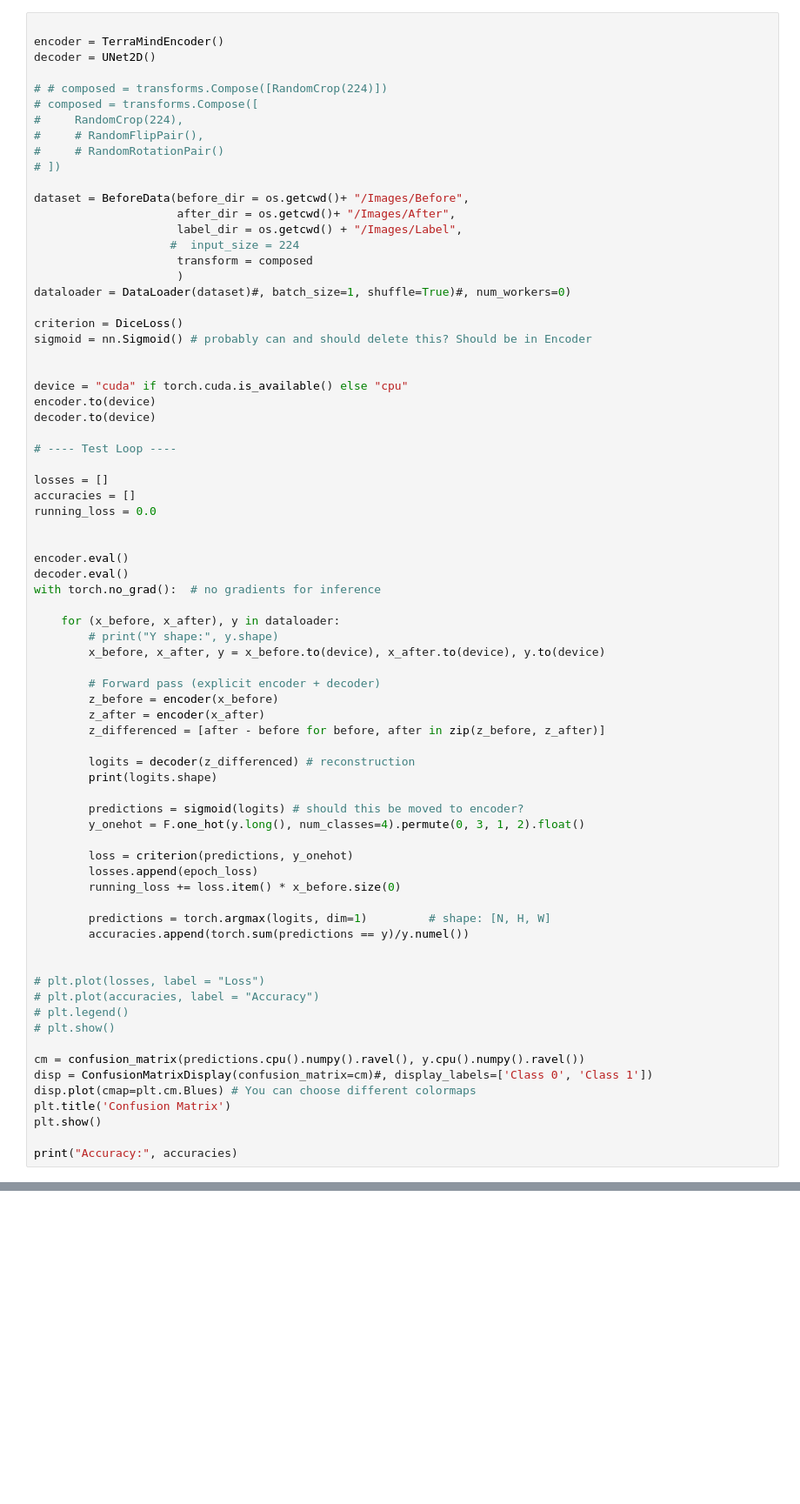
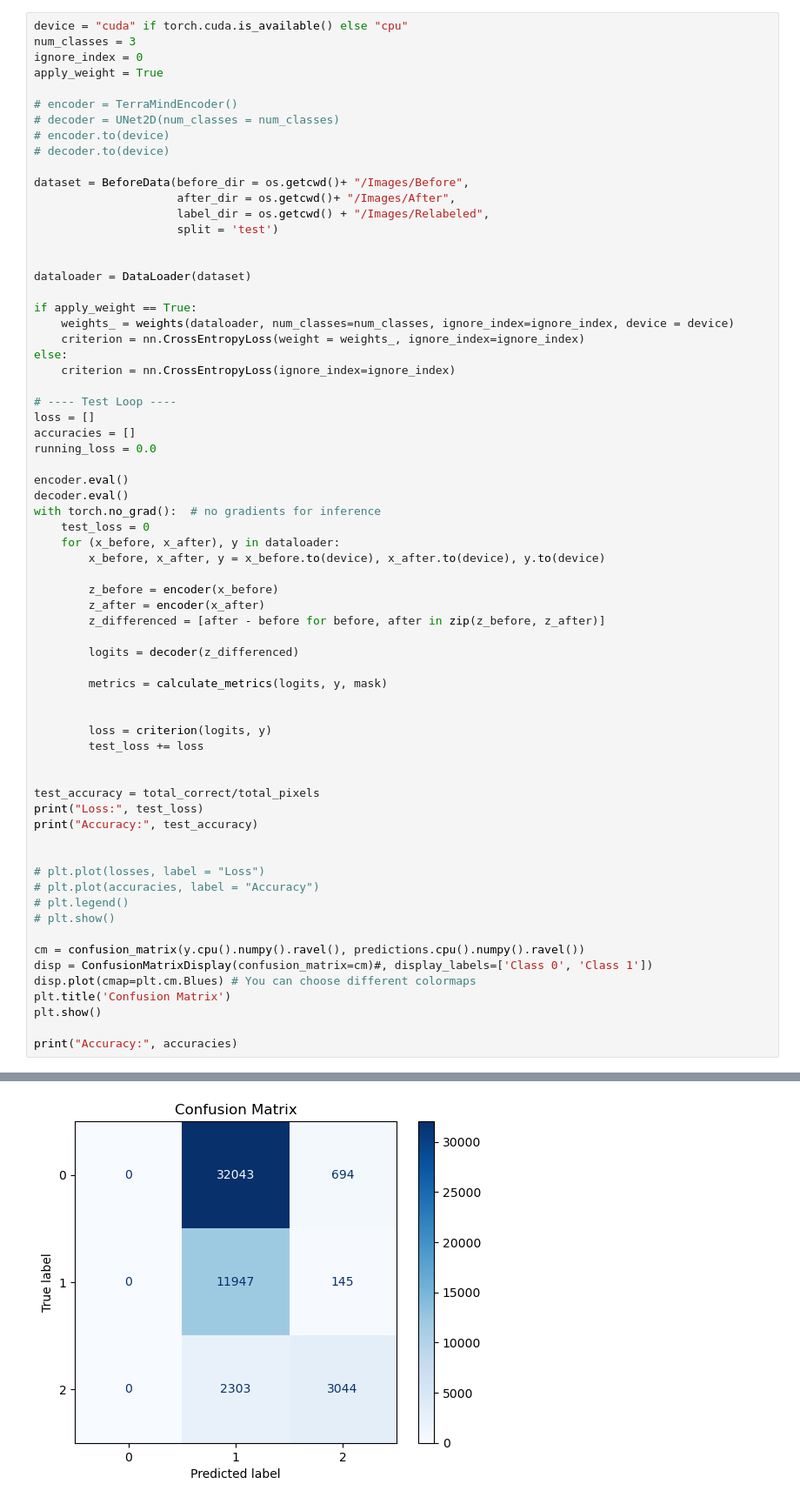
Before and after one commit to evan-leendertse/TerraMind_SemanticSeg, a Jupyter notebook: main.ipynb, the cells around one changed output, grey strips where cells are left out. Shown at 87% size. Drawn from its saved outputs; the diff is of its cells as text; blank space fills up the shorter version.

```diff
--- a/main.ipynb
+++ b/main.ipynb
@@ -202,63 +214,56 @@ plt.show()
 # %%
+device = "cuda" if torch.cuda.is_available() else "cpu"
+num_classes = 3
+ignore_index = 0
+apply_weight = True
 
-encoder = TerraMindEncoder()
-decoder = UNet2D()
-
-# # composed = transforms.Compose([RandomCrop(224)])
-# composed = transforms.Compose([
-#     RandomCrop(224),
-#     # RandomFlipPair(),
-#     # RandomRotationPair()
-# ])
+# encoder = TerraMindEncoder()
+# decoder = UNet2D(num_classes = num_classes)
+# encoder.to(device)
+# decoder.to(device)
 
 dataset = BeforeData(before_dir = os.getcwd()+ "/Images/Before",
                      after_dir = os.getcwd()+ "/Images/After",
-                     label_dir = os.getcwd() + "/Images/Label",
-                    #  input_size = 224
-                     transform = composed
-                     )
-dataloader = DataLoader(dataset)#, batch_size=1, shuffle=True)#, num_workers=0)
-
-criterion = DiceLoss()
-sigmoid = nn.Sigmoid() # probably can and should delete this? Should be in Encoder
+                     label_dir = os.getcwd() + "/Images/Relabeled",
+                     split = 'test')
 
 
-device = "cuda" if torch.cuda.is_available() else "cpu"
-encoder.to(device)
-decoder.to(device)
+dataloader = DataLoader(dataset)
+
+if apply_weight == True:
+    weights_ = weights(dataloader, num_classes=num_classes, ignore_index=ignore_index, device = device)
+    criterion = nn.CrossEntropyLoss(weight = weights_, ignore_index=ignore_index)
+else:
+    criterion = nn.CrossEntropyLoss(ignore_index=ignore_index)
 
 # ---- Test Loop ----
-
-losses = []
+loss = []
 accuracies = []
 running_loss = 0.0
-
 
 encoder.eval()
 decoder.eval()
 with torch.no_grad():  # no gradients for inference
-
+    test_loss = 0
     for (x_before, x_after), y in dataloader:
-        # print("Y shape:", y.shape)
         x_before, x_after, y = x_before.to(device), x_after.to(device), y.to(device)
 
-        # Forward pass (explicit encoder + decoder)
         z_before = encoder(x_before)
         z_after = encoder(x_after)
         z_differenced = [after - before for before, after in zip(z_before, z_after)]
 
-        logits = decoder(z_differenced) # reconstruction
-        print(logits.shape)
+        logits = decoder(z_differenced)
 
-        predictions = sigmoid(logits) # should this be moved to encoder?
-        y_onehot = F.one_hot(y.long(), num_classes=4).permute(0, 3, 1, 2).float()
+        metrics = calculate_metrics(logits, y, mask)
 
-        loss = criterion(predictions, y_onehot)
-        losses.append(epoch_loss)
-        running_loss += loss.item() * x_before.size(0)
 
-        predictions = torch.argmax(logits, dim=1)         # shape: [N, H, W]
-        accuracies.append(torch.sum(predictions == y)/y.numel())
+        loss = criterion(logits, y)
+        test_loss += loss
+
+
+test_accuracy = total_correct/total_pixels
+print("Loss:", test_loss)
+print("Accuracy:", test_accuracy)
 
 
 # plt.plot(losses, label = "Loss")
@@ -266,7 +271,7 @@ with torch.no_grad():  # no gradients for inference
 # plt.legend()
 # plt.show()
 
-cm = confusion_matrix(predictions.cpu().numpy().ravel(), y.cpu().numpy().ravel())
+cm = confusion_matrix(y.cpu().numpy().ravel(), predictions.cpu().numpy().ravel())
 disp = ConfusionMatrixDisplay(confusion_matrix=cm)#, display_labels=['Class 0', 'Class 1'])
 disp.plot(cmap=plt.cm.Blues) # You can choose different colormaps
 plt.title('Confusion Matrix')
@@ -277,0 +284 @@ NameError: name 'composed' is not defined
+[figure, added]
```
Also changed, not shown: parts of 8 cells of this notebook, 2 other files.
